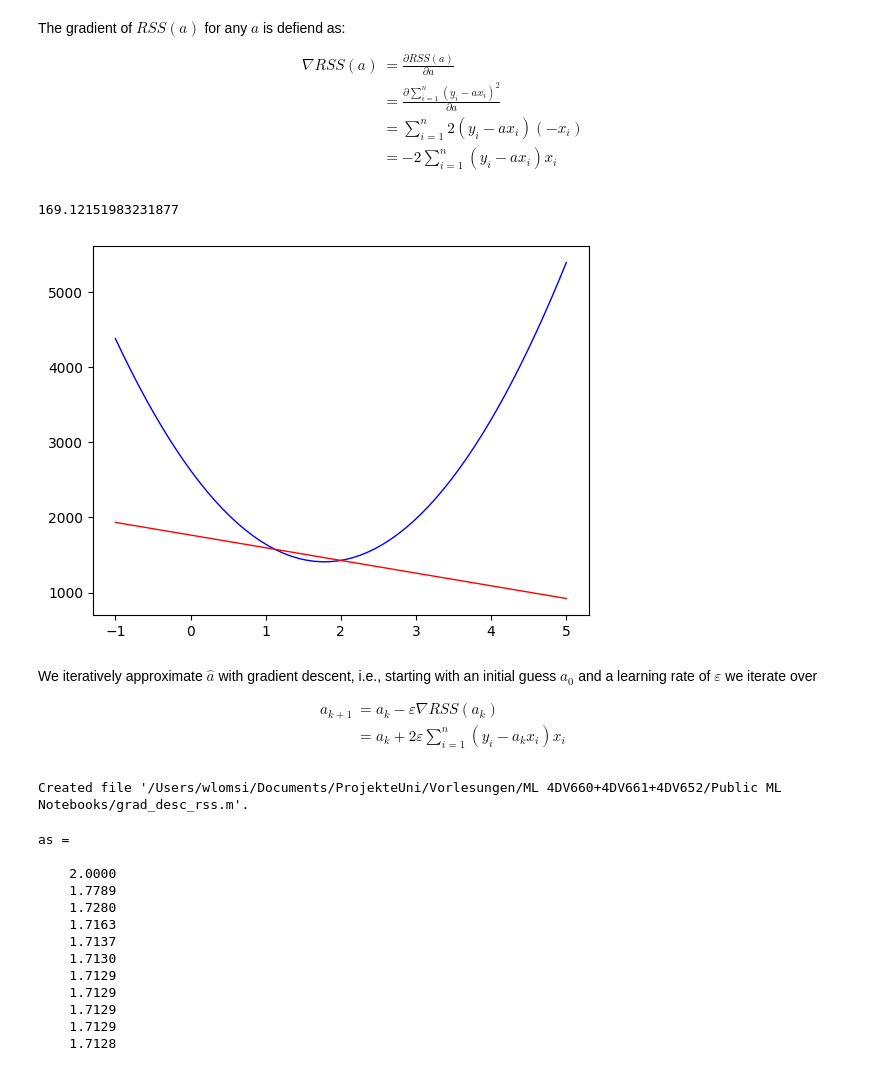
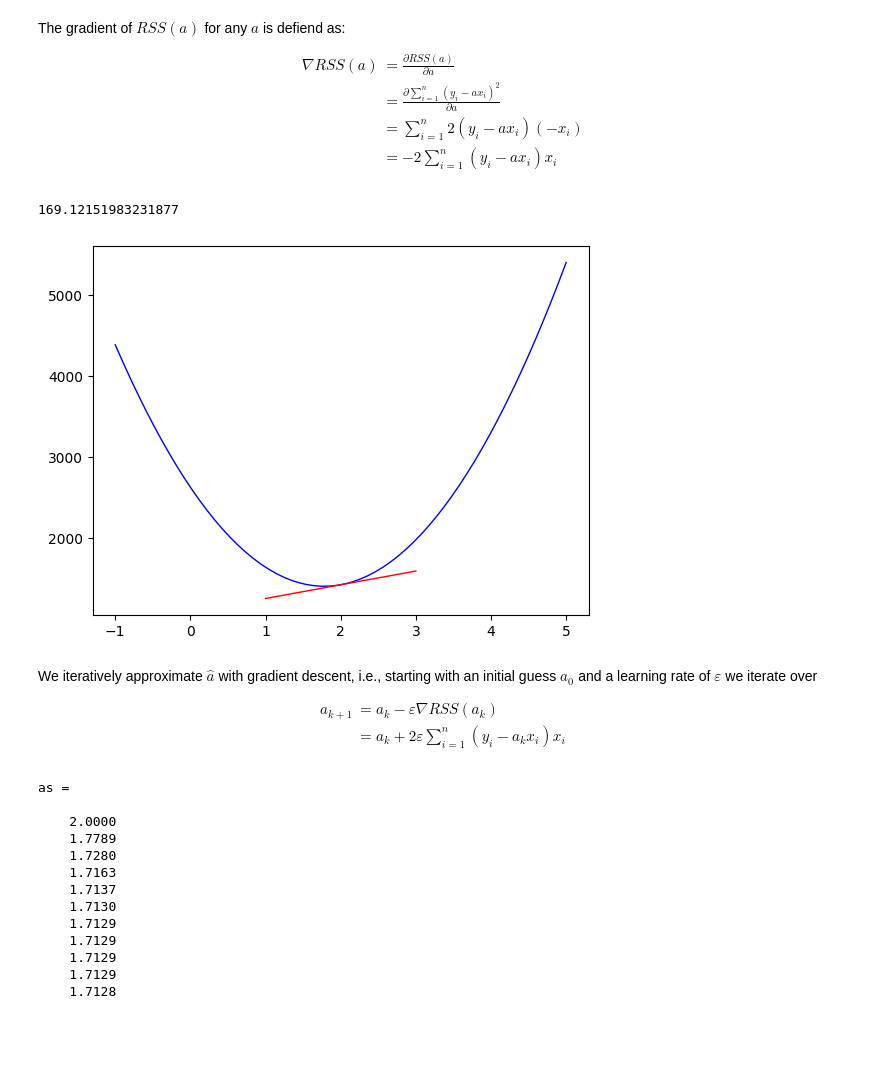
Before and after one commit to kallefrisk/Schoolwork, a Jupyter notebook: Python/DeepLearning/Numerical Linear Regression.ipynb, the cells around one changed output. Saved outputs shown, nothing was run; the diff lists cells and outputs as text; code cells hidden in the pictures; blank space fills up the shorter version.

```diff
--- a/Python/DeepLearning/Numerical Linear Regression.ipynb
+++ b/Python/DeepLearning/Numerical Linear Regression.ipynb
@@ -84,14 +84,14 @@ def grad_rss(a, X, Y):
 # %%
 grad_a_range = np.linspace(a0-1, a0+1, 20)
 print(grad_rss(a0, X, Y))
 
 plt.figure(3)
 plt.plot(a_range, rss(a_range, X, Y), "b-", linewidth=1)
-plt.plot(a_range, (a_range - a0) * grad_rss(a0, X, Y) + rss(a0, X, Y), "r-", linewidth=1)
+plt.plot(grad_a_range, (grad_a_range - a0) * grad_rss(a0, X, Y) + rss(a0, X, Y), "r-", linewidth=1)
 plt.show()
 # %% [output]
 169.12151983231877
-[figure, old version]
+[figure, new version]
 # %% [markdown]
 We iteratively approximate $\hat a$ with gradient descent, i.e., starting with an initial guess $a_0$ and a learning rate of $\varepsilon$ we iterate over
 
@@ -101,29 +101,3 @@ a_{k+1} &= a_k - \varepsilon \nabla RSS(a_k) \\
 &= a_k + 2 \varepsilon \sum_{i=1}^{n}(y_i- a_k x_i)x_i
 \end{aligned}
 $$
-# %%
-%%file grad_desc_rss.m
-function as = grad_desc_rss(K, a0, learning_eps, f, ff, verbose)
-    as = zeros(K+1,1);
-    as(1)=a0;
-    for k = 1:K
-        as(k+1)= as(k) - learning_eps * ff(as(k));
-        if verbose
-            line([as(k),as(k+1)],[f(as(k)),f(as(k+1))], 'LineStyle', ':')
-%            plot (as(k+1), f(as(k+1)),'x');
-            hold on
-        end
-    end
-    if verbose
-        a_range = min(as)-1:0.1:max(as)+1;
-        plot_rss(f,a_range)
-        fff = @(a)((a-a0)*ff(a0)+f(a0));
-        a_range = a0-1:0.1:a0+1;
-        plot_rss(fff,a_range)
-        fff = @(a)((a-as(k+1))*ff(as(k+1))+f(as(k+1)));
-        a_range = as(k+1)-1:0.1:as(k+1)+1;
-        plot_rss(fff,a_range);
-    end
-end
-# %% [output]
-Created file '/Users/wlomsi/Documents/ProjekteUni/Vorlesungen/ML 4DV660+4DV661+4DV652/Public ML Notebooks/grad_desc_rss.m'.
```
Also changed, not shown: parts of 1 cell of this notebook.
